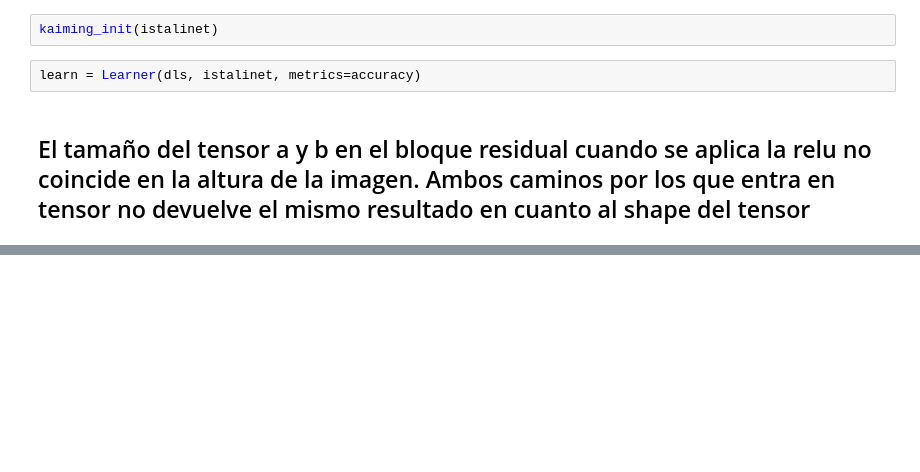
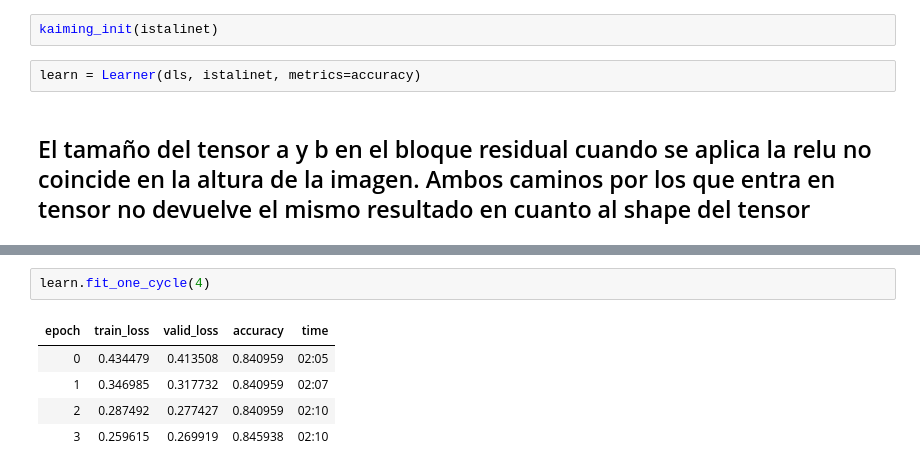
Before and after one commit to Istaliyan/PruebasTFG, a Jupyter notebook: Istalinet.ipynb, the cells around one changed output, grey strips where cells are left out. Drawn from its saved outputs; the diff is of its cells as text; blank space fills up the shorter version.

Commit message:
85% de accuracy en Istalinet

```diff
--- a/Istalinet.ipynb
+++ b/Istalinet.ipynb
@@ -248,0 +232,8 @@ SuggestedLRs(lr_min=1.584893179824576e-05, lr_steep=0.033113110810518265)
+# %%
+learn.fit_one_cycle(4)
+# %% [output]
+| epoch | train_loss | valid_loss | accuracy | time |
+| 0 | 0.434479 | 0.413508 | 0.840959 | 02:05 |
+| 1 | 0.346985 | 0.317732 | 0.840959 | 02:07 |
+| 2 | 0.287492 | 0.277427 | 0.840959 | 02:10 |
+| 3 | 0.259615 | 0.269919 | 0.845938 | 02:10 |
```
Also changed, not shown: parts of 5 cells of this notebook.
